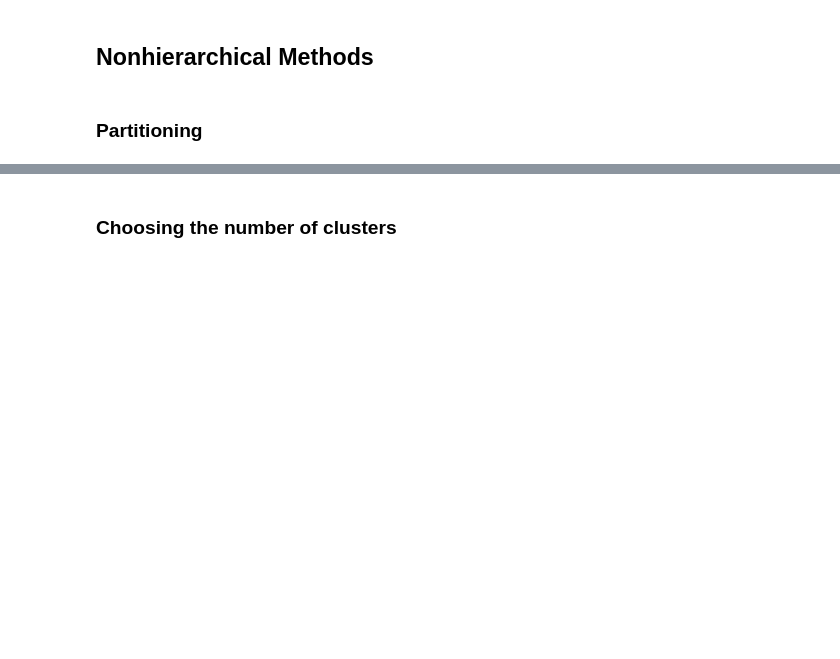
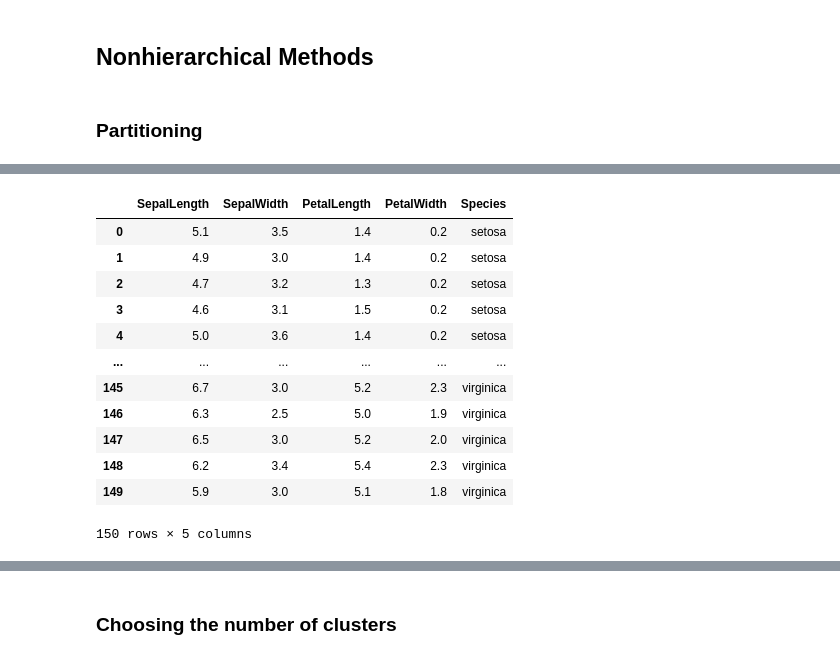
Before and after one commit to memphis-iis/datawhys-content-notebooks-python, a Jupyter notebook: Clustering.ipynb, the cells around one changed output, grey strips where cells are left out. Saved outputs shown, nothing was run; the diff lists cells and outputs as text; code cells hidden in the pictures; blank space fills up the shorter version.

```diff
--- a/Clustering.ipynb
+++ b/Clustering.ipynb
@@ -577,0 +541,20 @@ Do you see a reason for the clusters?
+# %%
+dta_iris = pd.read_csv('datasets/iris.csv')
+
+dta_iris
+
+#<xml xmlns="https://developers.google.com/blockly/xml"><variables><variable id="uUJihm=g](CDwSA@CKO2">dta_iris</variable><variable id="mC[uX4U|oLK=BVZP#Kfx">pd</variable></variables><block type="variables_set" id="IW0=-oZe^xUywa)!ppF=" x="55" y="219"><field name="VAR" id="uUJihm=g](CDwSA@CKO2">dta_iris</field><value name="VALUE"><block type="varDoMethod" id="bo!1tU]35Qc+YOR~]H=J"><field name="VAR" id="mC[uX4U|oLK=BVZP#Kfx">pd</field><field name="MEMBER">read_csv</field><data>pd:read_csv</data><value name="INPUT"><block type="text" id="ofq:Ke(-LNUzs]~j%tBO"><field name="TEXT">datasets/iris.csv</field></block></value></block></value></block><block type="variables_get" id="7=BJU~QHu5qCbw/|x)4A" x="55" y="295"><field name="VAR" id="uUJihm=g](CDwSA@CKO2">dta_iris</field></block></xml>
+# %% [output]
+|  | SepalLength | SepalWidth | PetalLength | PetalWidth | Species |
+| 0 | 5.1 | 3.5 | 1.4 | 0.2 | setosa |
+| 1 | 4.9 | 3.0 | 1.4 | 0.2 | setosa |
+| 2 | 4.7 | 3.2 | 1.3 | 0.2 | setosa |
+| 3 | 4.6 | 3.1 | 1.5 | 0.2 | setosa |
+| 4 | 5.0 | 3.6 | 1.4 | 0.2 | setosa |
+| ... | ... | ... | ... | ... | ... |
+| 145 | 6.7 | 3.0 | 5.2 | 2.3 | virginica |
+| 146 | 6.3 | 2.5 | 5.0 | 1.9 | virginica |
+| 147 | 6.5 | 3.0 | 5.2 | 2.0 | virginica |
+| 148 | 6.2 | 3.4 | 5.4 | 2.3 | virginica |
+| 149 | 5.9 | 3.0 | 5.1 | 1.8 | virginica |
+150 rows × 5 columns
```
Also changed, not shown: parts of 95 cells of this notebook.
